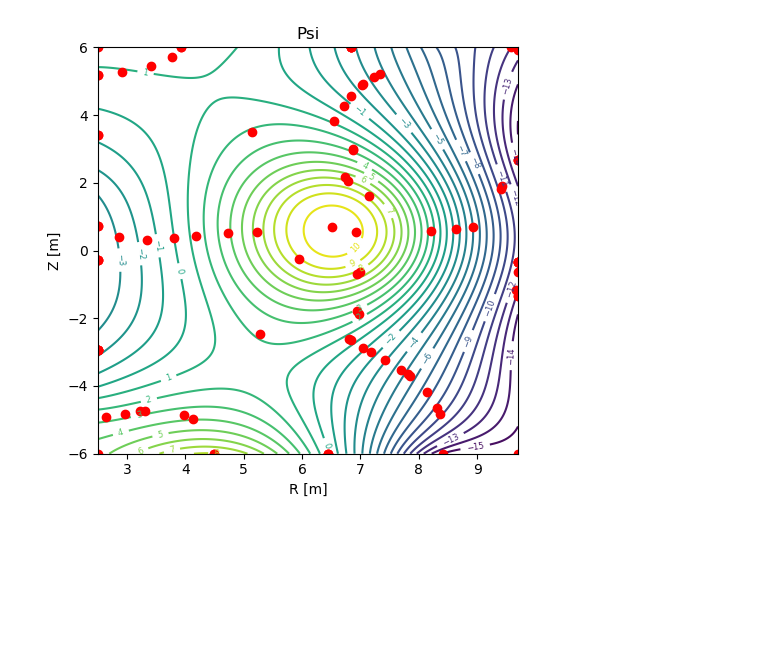
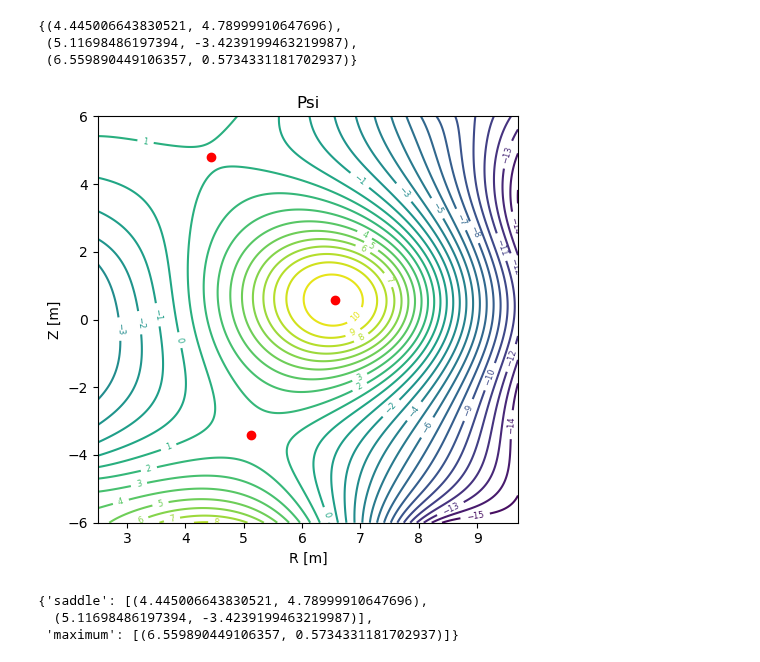
Before and after one commit to Fuad-HH/eqdsk2py, a Jupyter notebook: allCritPoints.ipynb, the cells around one changed output. Saved outputs shown, nothing was run; the diff lists cells and outputs as text; code cells hidden in the pictures; blank space fills up the shorter version.

Commit message:
Add functions to find and plot critical points

```diff
--- a/allCritPoints.ipynb
+++ b/allCritPoints.ipynb
@@ -34,5 +27,20 @@ gedsk.plotly_psi_spline(spline, x, y, points = all_critical_ponts)
+# %%
+all_critical_points = gedsk.find_all_critical_points_using_root(spline, bounds,nx=20, ny=20, method='hybr')
+all_critical_points
+# %% [output]
+{(4.445006643830521, 4.78999910647696),
+ (5.11698486197394, -3.4239199463219987),
+ (6.559890449106357, 0.5734331181702937)}
 # %%
 xx, yy = gedsk.get_meshgrid_for_psi(data)
-gedsk.plotPoints_on_psi_contour(psi, xx, yy, points = all_critical_ponts)
+gedsk.plotPoints_on_psi_contour(psi, xx, yy, points=all_critical_points)
 # %% [output]
-[figure, old version]
+[figure, new version]
+# %%
+# find type of critical point for each point
+sorted_points = gedsk.sort_critical_points(all_critical_points, spline, bounds)
+sorted_points
+# %% [output]
+{'saddle': [(4.445006643830521, 4.78999910647696),
+  (5.11698486197394, -3.4239199463219987)],
+ 'maximum': [(6.559890449106357, 0.5734331181702937)]}
```
Also changed, not shown: parts of 6 cells of this notebook, 1 other file.
